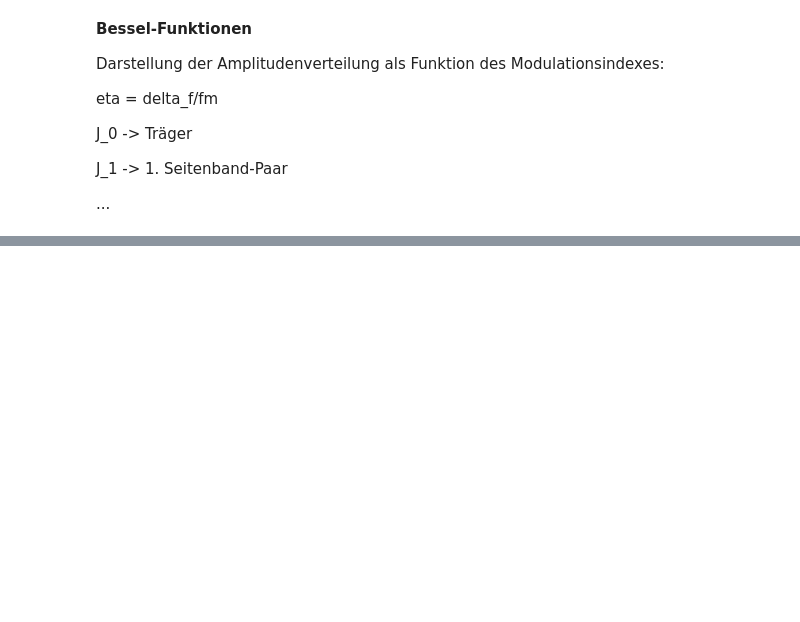
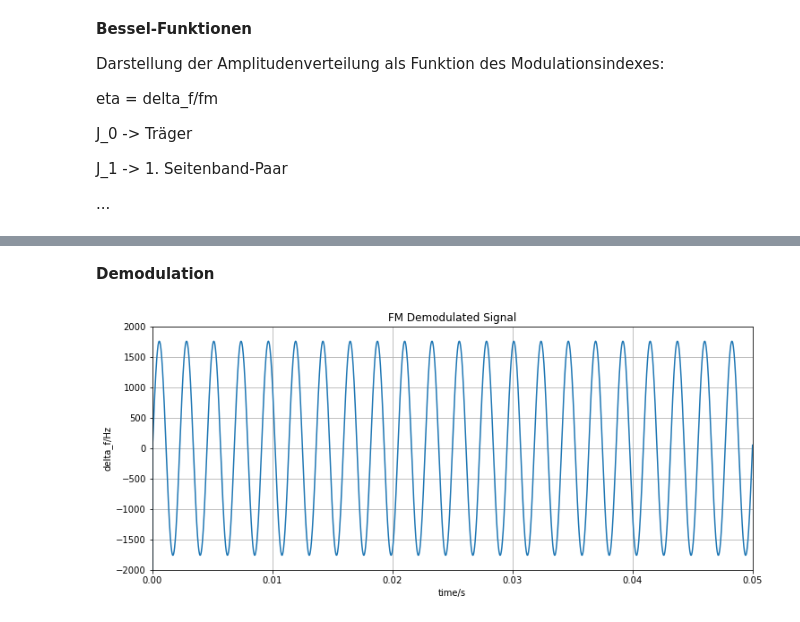
Before and after one commit to eneukirchner/jupyter-signal-simulations, a Jupyter notebook: fm.ipynb, the cells around one changed output, grey strips where cells are left out. Cells and saved outputs as stored; diff of their text form; code cells hidden in the pictures; blank space fills up the shorter version.

Commit message:
demodulation added

```diff
--- a/fm.ipynb
+++ b/fm.ipynb
@@ -86,0 +92,26 @@ plt.show()
+# %% [markdown]
+**Demodulation**
+# %%
+from IPython.display import Audio
+from scipy.signal import hilbert, butter, filtfilt
+
+# Convert real signal to complex analytic signal using Hilbert transform
+analytic_signal = hilbert(ufm)
+
+instantaneous_phase = np.unwrap(np.angle(analytic_signal))
+instantaneous_frequency = np.diff(instantaneous_phase, prepend=instantaneous_phase[0]) * fs / (2.0 * np.pi)
+demodulated_signal = instantaneous_frequency - np.mean(instantaneous_frequency) # remove DC
+
+plt.figure(figsize=(12, 5))
+plt.plot(t, demodulated_signal)
+plt.xlim(0, 0.05)
+plt.ylim(-2000, 2000)
+plt.xlabel("time/s")
+plt.ylabel("delta_f/Hz")
+plt.title("FM Demodulated Signal")
+plt.grid(True)
+plt.show()
+
+Audio(data = demodulated_signal, rate = fs)
+# %% [output]
+[figure, added]
```
Also changed, not shown: parts of 3 cells of this notebook.
